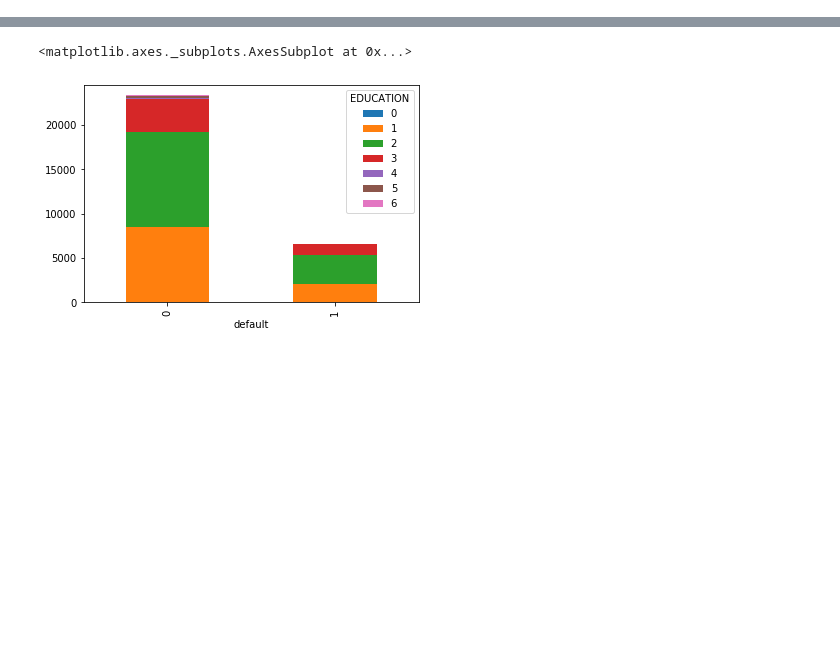
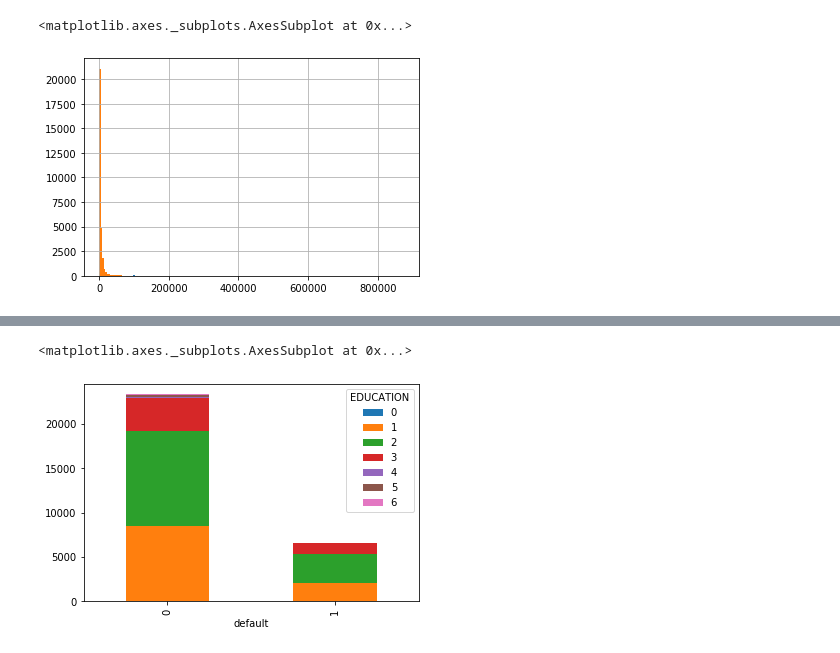
Before and after one commit to pankajti/msds_7331_proj, a Jupyter notebook: analysis/eda.ipynb, the cells around one changed output, grey strips where cells are left out. Cells and saved outputs as stored; diff of their text form; code cells hidden in the pictures; blank space fills up the shorter version.

```diff
--- a/analysis/eda.ipynb
+++ b/analysis/eda.ipynb
@@ -30,0 +112,21 @@ import matplotlib.pyplot as plt
+# %%
+# filter the amout greater than 25000 to find median values visible since outliers will not affect
+# the median values
+
+fig = plt.figure()
+ax = plt.subplot(111)
+
+len(df[df['PAY_AMT1']>40000]['PAY_AMT1'])
+
+df[df['PAY_AMT1']>40000]['PAY_AMT1'].hist(bins=200)
+
+df['PAY_AMT1'].hist(bins=200)
+
+
+
+
+#ax.boxplot(df[df['PAY_AMT1']<8000]['PAY_AMT1'] , positions = [1])
+#ax.boxplot(df[df['PAY_AMT2']>25000]['PAY_AMT2'], positions = [2])
+# %% [output]
+<matplotlib.axes._subplots.AxesSubplot at 0x...>
+[figure, added]
```
Also changed, not shown: parts of 31 cells of this notebook.
